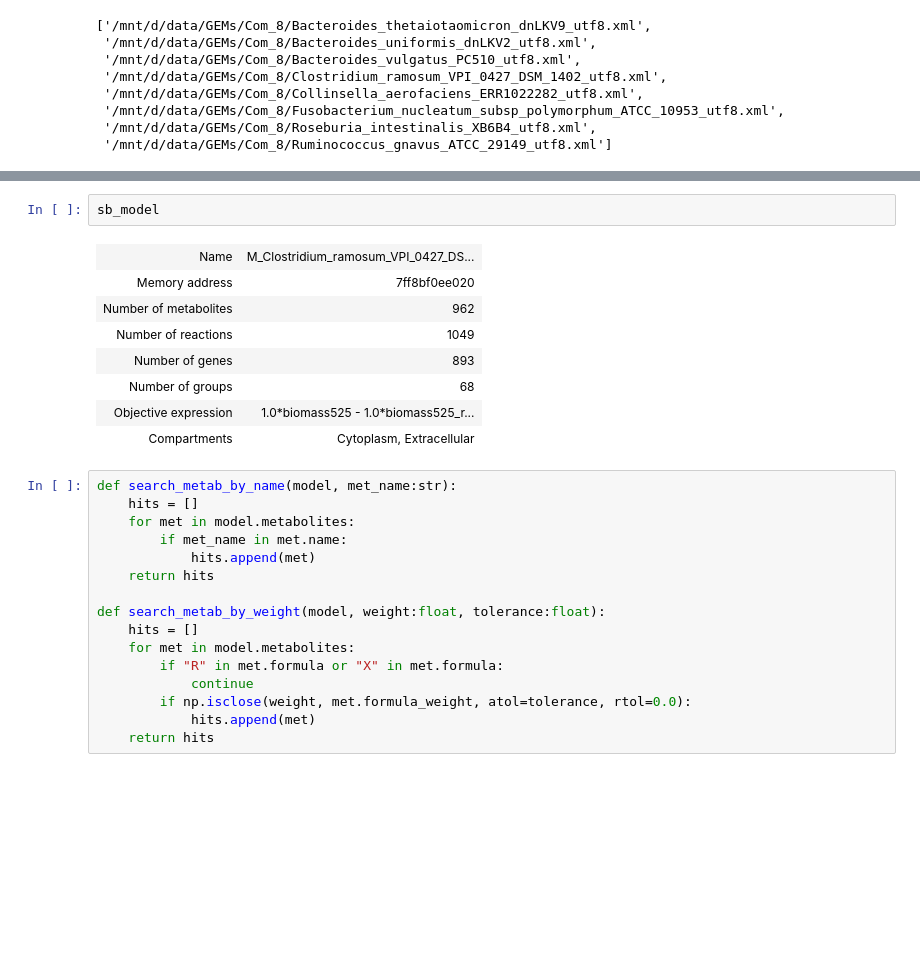
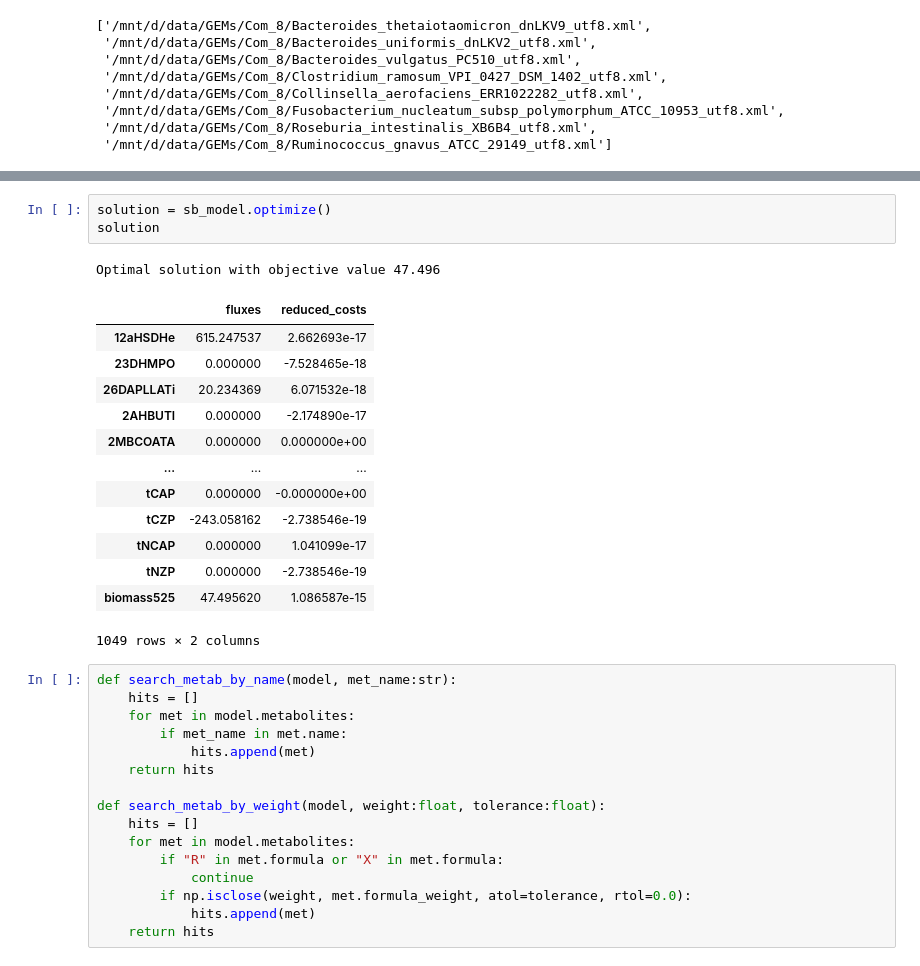
Before and after one commit to JosuaCarl/MStoML, a Jupyter notebook: skripts/Pathways/sbml_visualization.ipynb, the cells around one changed output, grey strips where cells are left out. Drawn from its saved outputs; the diff is of its cells as text; blank space fills up the shorter version.

```diff
--- a/skripts/Pathways/sbml_visualization.ipynb
+++ b/skripts/Pathways/sbml_visualization.ipynb
@@ -30,14 +42,21 @@ sb_model = cobra.io.read_sbml_model(files[3])
-# %%
-sb_model
-# %% [output]
-| Name | M_Clostridium_ramosum_VPI_0427_DS... |
-| Memory address | 7ff8bf0ee020 |
-| Number of metabolites | 962 |
-| Number of reactions | 1049 |
-| Number of genes | 893 |
-| Number of groups | 68 |
-| Objective expression | 1.0*biomass525 - 1.0*biomass525_r... |
-| Compartments | Cytoplasm, Extracellular |
+# %%
+solution = sb_model.optimize()
+solution
+# %% [output]
+Optimal solution with objective value 47.496
+|  | fluxes | reduced_costs |
+| 12aHSDHe | 615.247537 | 2.662693e-17 |
+| 23DHMPO | 0.000000 | -7.528465e-18 |
+| 26DAPLLATi | 20.234369 | 6.071532e-18 |
+| 2AHBUTI | 0.000000 | -2.174890e-17 |
+| 2MBCOATA | 0.000000 | 0.000000e+00 |
+| ... | ... | ... |
+| tCAP | 0.000000 | -0.000000e+00 |
+| tCZP | -243.058162 | -2.738546e-19 |
+| tNCAP | 0.000000 | 1.041099e-17 |
+| tNZP | 0.000000 | -2.738546e-19 |
+| biomass525 | 47.495620 | 1.086587e-15 |
+1049 rows × 2 columns
 # %%
 def search_metab_by_name(model, met_name:str):
     hits = []
```
Also changed, not shown: parts of 9 cells of this notebook, 3 other files.
